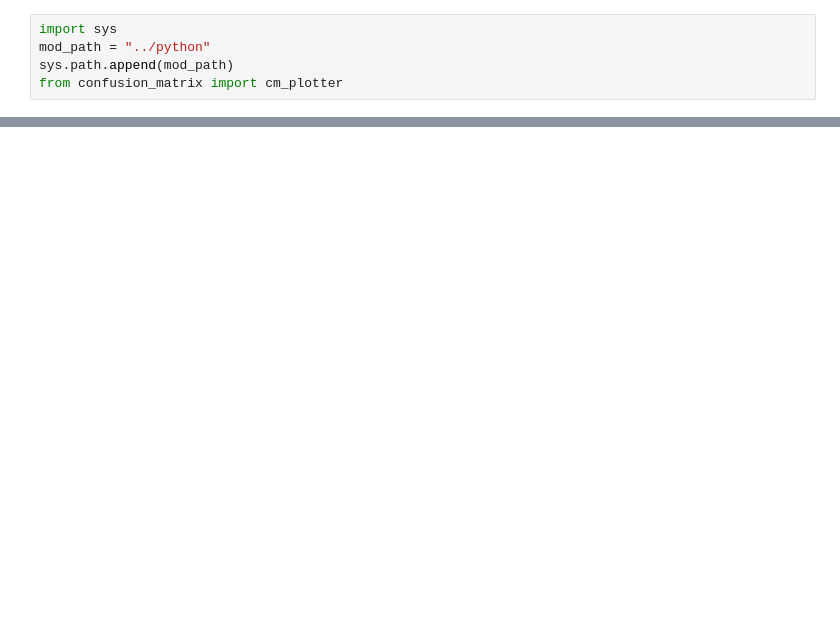
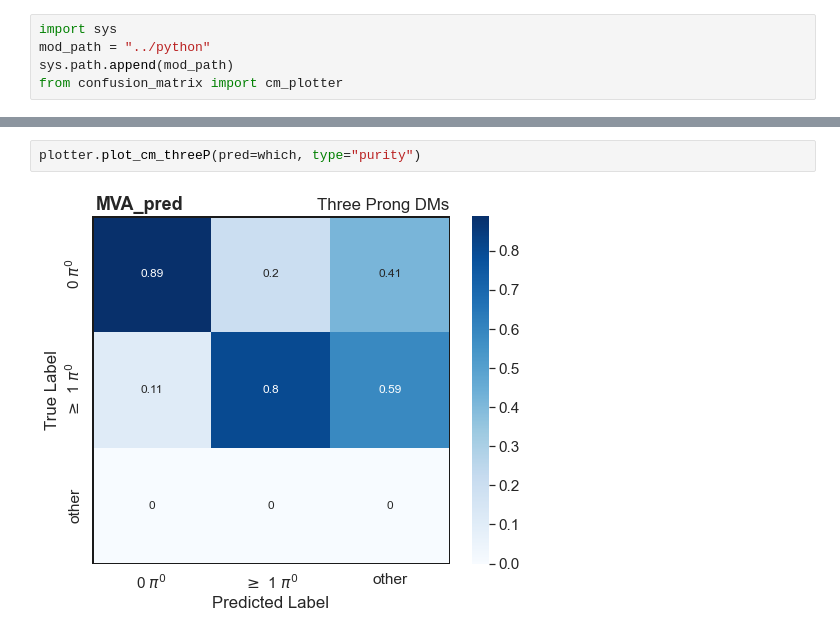
Before and after one commit to lucasrussell01/DeepPi, a Jupyter notebook: Evaluation/notebooks/plot_confusion_matrix.ipynb, the cells around one changed output, grey strips where cells are left out. Cells and saved outputs as stored; diff of their text form; blank space fills up the shorter version.

```diff
--- a/Evaluation/notebooks/plot_confusion_matrix.ipynb
+++ b/Evaluation/notebooks/plot_confusion_matrix.ipynb
@@ -75,0 +44,4 @@ HPS_only_plotter.plot_raw_cm_threeP()
+# %%
+plotter.plot_cm_threeP(pred=which, type="purity")
+# %% [output]
+[figure, added]
```
Also changed, not shown: parts of 16 cells of this notebook, 7 other files.
